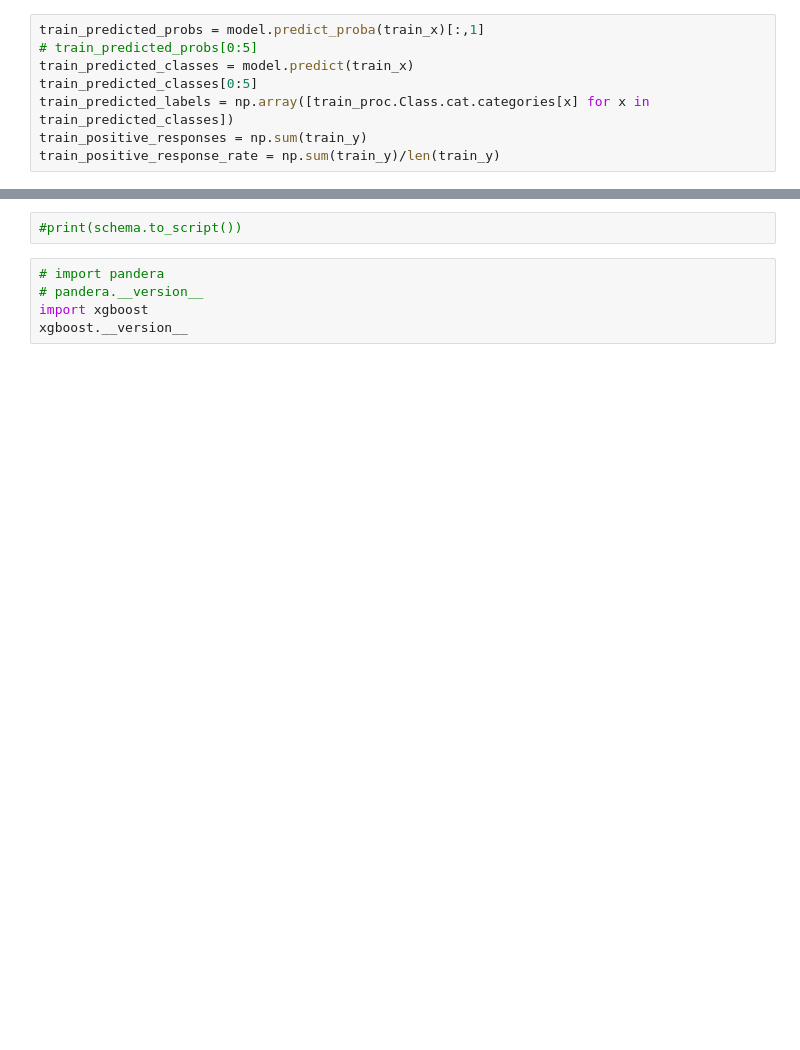
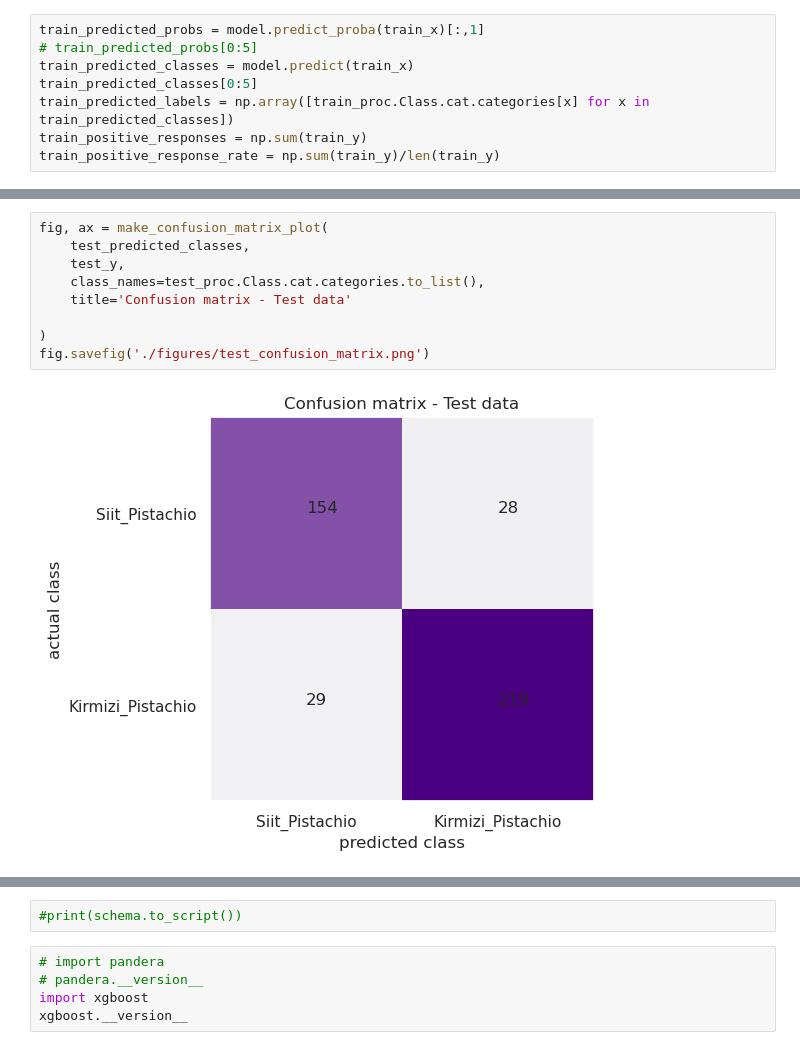
Before and after one commit to petethegreat/pistachio_mlops, a Jupyter notebook: notebook/pistachio.ipynb, the cells around one changed output, grey strips where cells are left out. Saved outputs shown, nothing was run; the diff lists cells and outputs as text; blank space fills up the shorter version.

```diff
--- a/notebook/pistachio.ipynb
+++ b/notebook/pistachio.ipynb
@@ -1070,0 +1189,11 @@ NameError: name 'scipy' is not defined
+# %%
+fig, ax = make_confusion_matrix_plot(
+    test_predicted_classes,
+    test_y,
+    class_names=test_proc.Class.cat.categories.to_list(),
+    title='Confusion matrix - Test data'
+
+)
+fig.savefig('./figures/test_confusion_matrix.png')
+# %% [output]
+[figure, added]
```
Also changed, not shown: parts of 33 cells of this notebook, 5 other files.
